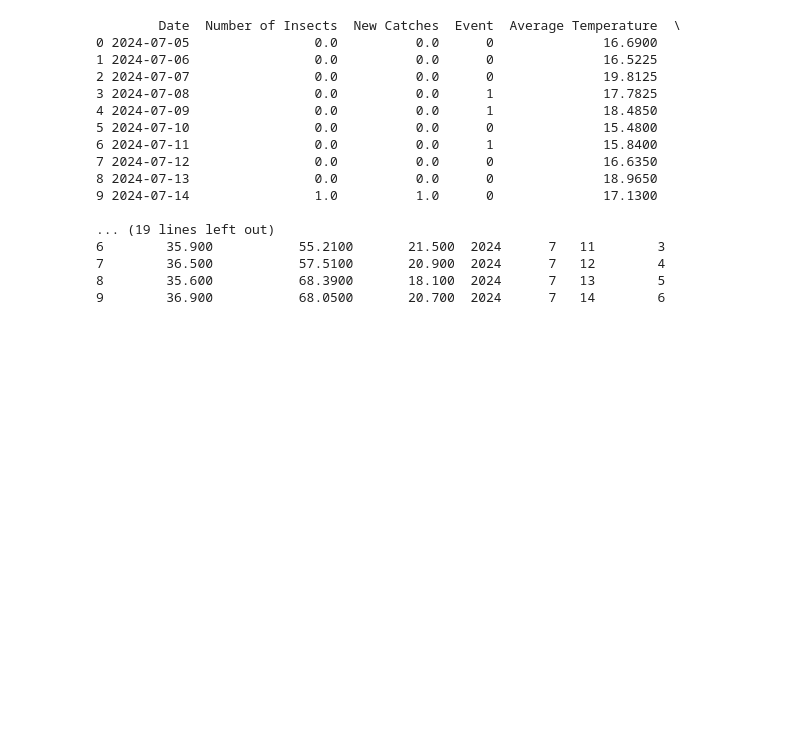
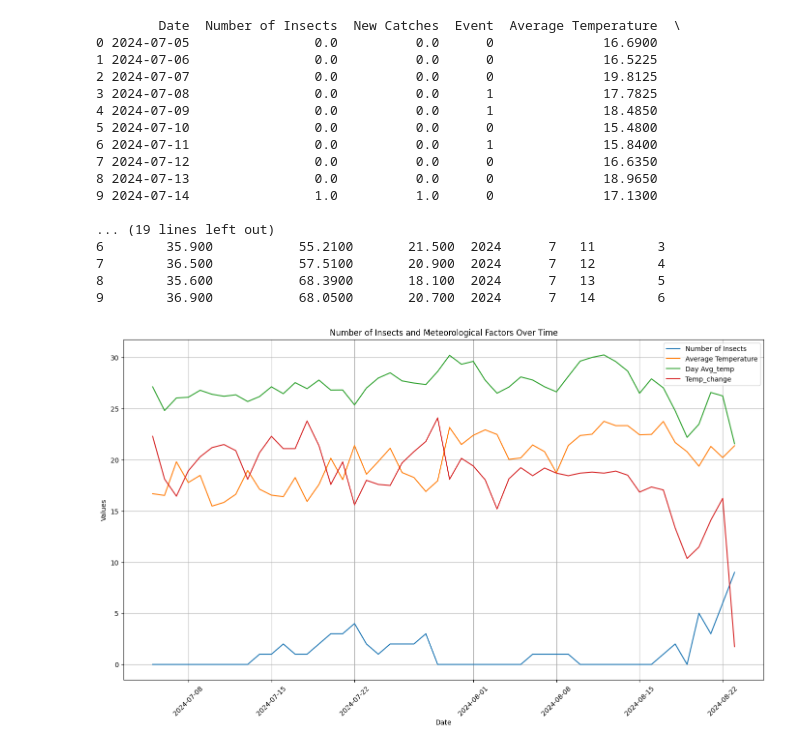
Before and after one commit to raz0208/Agritech-Pest-Prediction, a Jupyter notebook: Agritech_Pest_Prediction_ARIMAX_TSA.ipynb, the cells around one changed output. Drawn from its saved outputs; the diff is of its cells as text; code cells hidden in the pictures; blank space fills up the shorter version.

```diff
--- a/Agritech_Pest_Prediction_ARIMAX_TSA.ipynb
+++ b/Agritech_Pest_Prediction_ARIMAX_TSA.ipynb
@@ -113,3 +113,29 @@ aggregated_df["Date"] = pd.to_datetime(aggregated_df["Date"])
 
 # Set "Date" as the index
 aggregated_df.set_index("Date", inplace=True)
+# %%
+# Features to plot
+features_to_plot = [
+    'Number of Insects',
+    'Average Temperature',
+    'Average Humidity',
+    'Day Avg_temp',
+    'Day Avg_Humidity',
+    'Temp_change'
+]
+
+# Plotting
+plt.figure(figsize=(14, 8))
+for feature in features_to_plot:
+    plt.plot(aggregated_df.index, aggregated_df[feature], label=feature)
+
+plt.title("Number of Insects and Meteorological Factors Over Time")
+plt.xlabel("Date")
+plt.ylabel("Values")
+plt.legend()
+plt.grid(True)
+plt.tight_layout()
+plt.xticks(rotation=45)
+plt.show()
+# %% [output]
+[figure, added]
```
Also changed, not shown: parts of 1 cell of this notebook.
